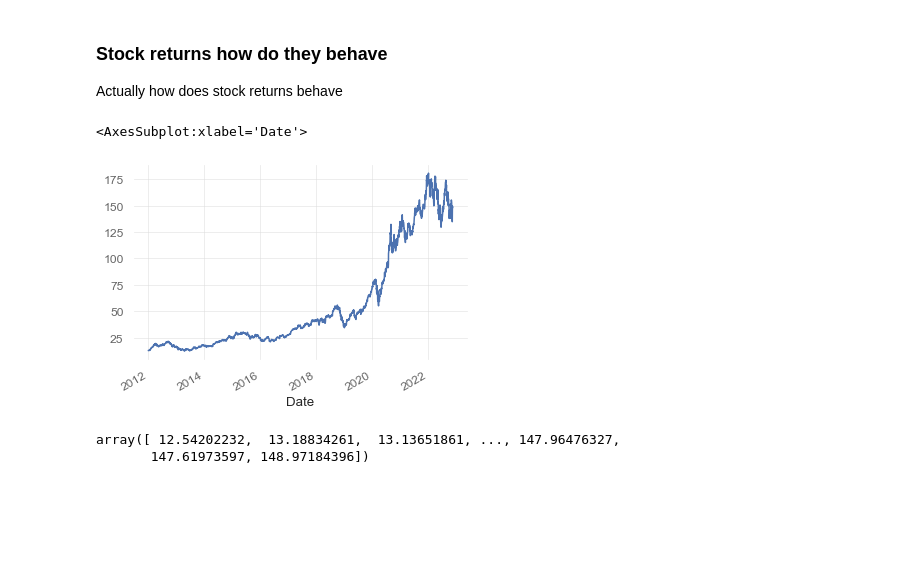
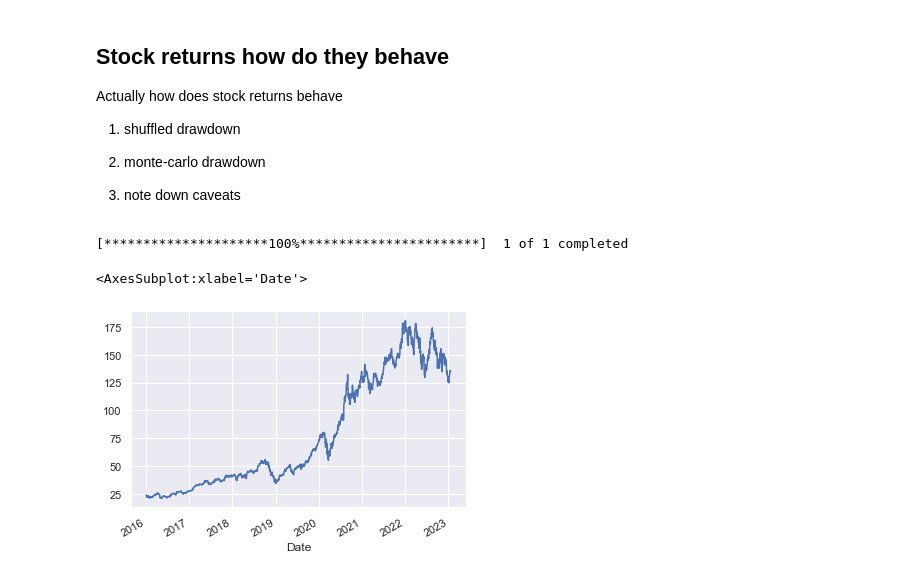
Before and after one commit to uberdeveloper/website, a Jupyter notebook: posts/notebooks/Stock-returns.ipynb, the cells around one changed output. Cells and saved outputs as stored; diff of their text form; code cells hidden in the pictures; blank space fills up the shorter version.

Commit message:
stock returns notebook updated

```diff
--- a/posts/notebooks/Stock-returns.ipynb
+++ b/posts/notebooks/Stock-returns.ipynb
@@ -1,7 +1,18 @@
 # %% [markdown]
-### Stock returns how do they behave
+## Stock returns how do they behave
 
 Actually how does stock returns behave
+
+1) shuffled drawdown
+2) monte-carlo drawdown
+
+3) note down caveats
 # %%
 import pandas_datareader.data as web
 import pandas as pd
+import numpy as np
+import yfinance as yf
+import quantstats as qs
+yf.pdr_override()
+import seaborn as sns
+sns.set()
@@ -10,17 +19,12 @@ df = web.DataReader('AAPL', 'yahoo', start='2012-01-01')
-# %%
-df['high'] = df['Adj Close'].expanding().max()
-df['chg'] = df['Adj Close'].pct_change()
-df['dd'] = -(df['high'] - df['Adj Close'])/df['high']
-df.dropna(inplace=True)
-df['Adj Close'].plot()
-# %% [output]
-<AxesSubplot:xlabel='Date'>
-[figure, removed]
-# %%
-(1+a).cumprod()*12.59
-# %% [output]
-array([ 12.54202232,  13.18834261,  13.13651861, ..., 147.96476327,
-       147.61973597, 148.97184396])
+# %%
+start_date = '2016-01-04'
+df = web.get_data_yahoo(['AAPL'], start=start_date)
+df['ret'] = df['Adj Close'].pct_change()
+df['Adj Close'].plot()
+# %% [output]
+[*********************100%***********************]  1 of 1 completed
+<AxesSubplot:xlabel='Date'>
+[figure, added]
 # %%
 df.head()
 # %% [output]
```
Also changed, not shown: parts of 11 cells of this notebook.
